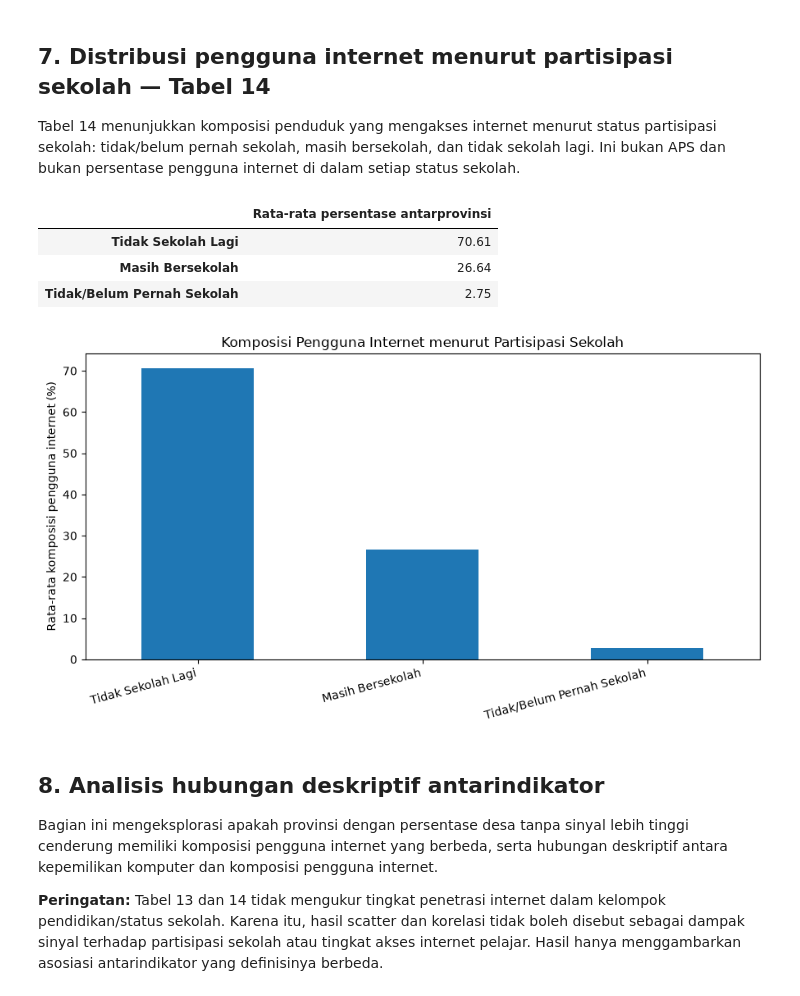
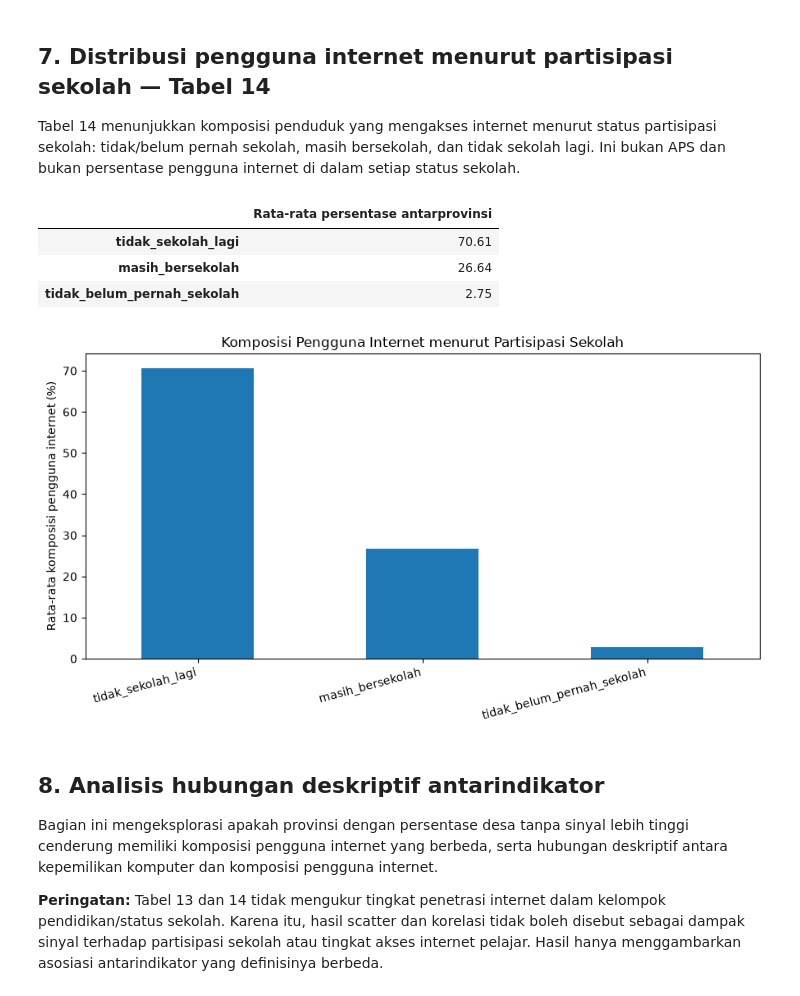
Before and after one commit to aeiprsty/dashboard-analytics-competition, a Jupyter notebook: notebooks/EDA_Dashboard_Pendidikan.ipynb, the cells around one changed output. Drawn from its saved outputs; the diff is of its cells as text; code cells hidden in the pictures.

```diff
--- a/notebooks/EDA_Dashboard_Pendidikan.ipynb
+++ b/notebooks/EDA_Dashboard_Pendidikan.ipynb
@@ -350,7 +354,7 @@ plt.show()
 
 Persentase pada Tabel 13 menggambarkan komposisi penduduk usia 5 tahun ke atas yang mengakses internet menurut jenjang pendidikan yang sedang diduduki. Karena total kategori per provinsi mendekati 100%, interpretasinya adalah komposisi, bukan peluang atau tingkat akses internet dalam setiap jenjang.
 # %%
-education_cols = ["SD", "SMP", "SMA", "D1-D3", "S1 ke atas"]
+education_cols = ["sd", "smp", "sma", "d1_d3", "s1_ke_atas"]
 
 education_mean = df[education_cols].mean().sort_values(ascending=False)
 display(education_mean.to_frame("Rata-rata persentase antarprovinsi").round(2))
@@ -371,7 +375,7 @@ plt.show()
 [figure]
 # %%
 # Heatmap sederhana menggunakan matplotlib
-education_matrix = df.set_index("Provinsi")[education_cols]
+education_matrix = df.set_index("provinsi")[education_cols]
 
 fig, ax = plt.subplots(figsize=(9, 12))
 im = ax.imshow(education_matrix.values, aspect="auto")
@@ -389,10 +393,3 @@ plt.show()
 ### 6.1 Selisih komposisi S1 ke atas dan SD
 
 Indikator ini menunjukkan perbedaan komposisi pengguna internet antara kategori S1 ke atas dan SD. Nilainya tidak menunjukkan kesenjangan penetrasi internet antara mahasiswa dan siswa SD.
-# %%
-df["Selisih_S1_dan_SD_pp"] = df["S1 ke atas"] - df["SD"]
-
-display(
-    df[["Provinsi", "SD", "S1 ke atas", "Selisih_S1_dan_SD_pp"]]
-    .sort_values("Selisih_S1_dan_SD_pp")
-)
@@ -416,0 +396,7 @@ display(
+# %%
+df["selisih_s1_dan_sd_pp"] = df["s1_ke_atas"] - df["sd"]
+
+display(
+    df[["provinsi", "sd", "s1_ke_atas", "selisih_s1_dan_sd_pp"]]
+    .sort_values("selisih_s1_dan_sd_pp")
+)
@@ -420,26 +424,26 @@ display(
 Tabel 14 menunjukkan komposisi penduduk yang mengakses internet menurut status partisipasi sekolah: tidak/belum pernah sekolah, masih bersekolah, dan tidak sekolah lagi. Ini bukan APS dan bukan persentase pengguna internet di dalam setiap status sekolah.
 # %%
 participation_cols = [
-    "Tidak/Belum Pernah Sekolah",
-    "Masih Bersekolah",
-    "Tidak Sekolah Lagi"
+    "tidak_belum_pernah_sekolah",
+    "masih_bersekolah",
+    "tidak_sekolah_lagi"
 ]
 
 participation_mean = df[participation_cols].mean().sort_values(ascending=False)
 display(participation_mean.to_frame("Rata-rata persentase antarprovinsi").round(2))
 
 participation_mean.plot(kind="bar", figsize=(9, 5))
 plt.ylabel("Rata-rata komposisi pengguna internet (%)")
 plt.title("Komposisi Pengguna Internet menurut Partisipasi Sekolah")
 plt.xticks(rotation=15, ha="right")
 plt.tight_layout()
 plt.show()
 # %% [output]
 |  | Rata-rata persentase antarprovinsi |
-| Tidak Sekolah Lagi | 70.61 |
-| Masih Bersekolah | 26.64 |
-| Tidak/Belum Pernah Sekolah | 2.75 |
+| tidak_sekolah_lagi | 70.61 |
+| masih_bersekolah | 26.64 |
+| tidak_belum_pernah_sekolah | 2.75 |
-[figure, old version]
+[figure, new version]
 # %% [markdown]
 ## 8. Analisis hubungan deskriptif antarindikator
 
```
Also changed, not shown: parts of 14 cells of this notebook, 3 other files.
